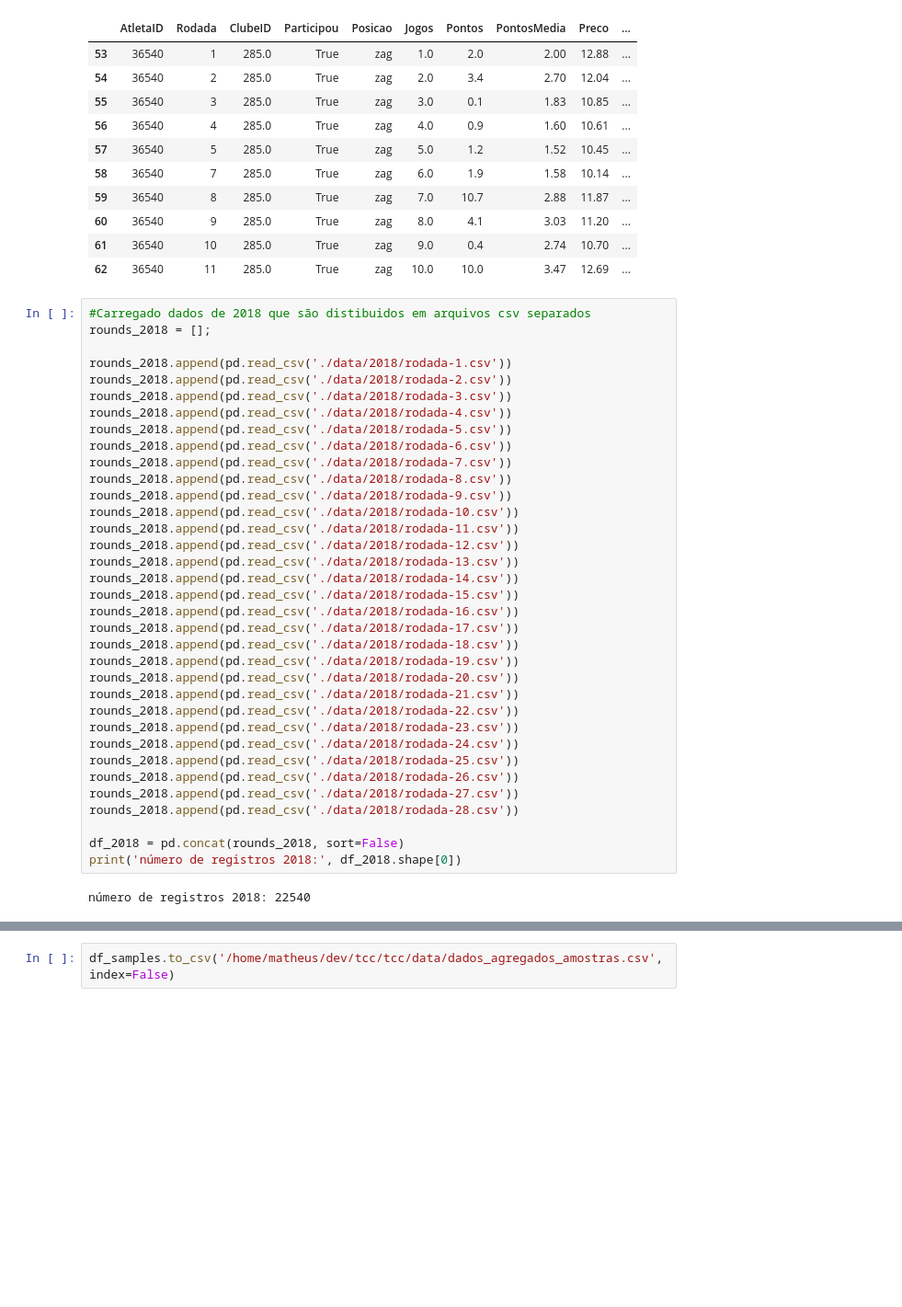
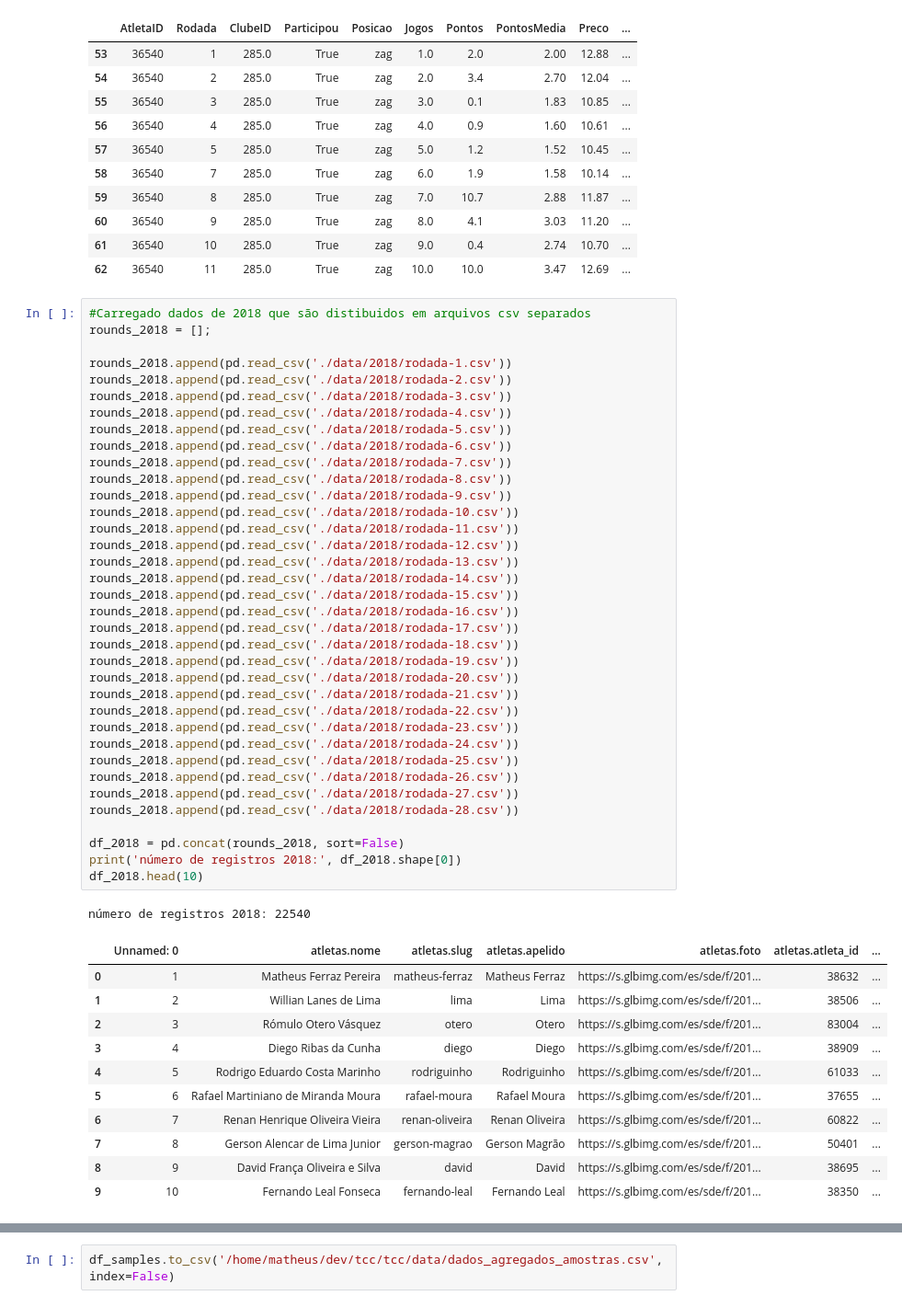
Before and after one commit to MCGambarin/tcc, a Jupyter notebook: tcc.ipynb, the cells around one changed output, grey strips where cells are left out. Shown: that part at 92% size. Saved outputs shown, nothing was run; the diff lists cells and outputs as text; blank space fills up the shorter version.

```diff
--- a/tcc.ipynb
+++ b/tcc.ipynb
@@ -105,30 +105,42 @@ rounds_2018.append(pd.read_csv('./data/2018/rodada-3.csv'))
 rounds_2018.append(pd.read_csv('./data/2018/rodada-4.csv'))
 rounds_2018.append(pd.read_csv('./data/2018/rodada-5.csv'))
 rounds_2018.append(pd.read_csv('./data/2018/rodada-6.csv'))
 rounds_2018.append(pd.read_csv('./data/2018/rodada-7.csv'))
 rounds_2018.append(pd.read_csv('./data/2018/rodada-8.csv'))
 rounds_2018.append(pd.read_csv('./data/2018/rodada-9.csv'))
 rounds_2018.append(pd.read_csv('./data/2018/rodada-10.csv'))
 rounds_2018.append(pd.read_csv('./data/2018/rodada-11.csv'))
 rounds_2018.append(pd.read_csv('./data/2018/rodada-12.csv'))
 rounds_2018.append(pd.read_csv('./data/2018/rodada-13.csv'))
 rounds_2018.append(pd.read_csv('./data/2018/rodada-14.csv'))
 rounds_2018.append(pd.read_csv('./data/2018/rodada-15.csv'))
 rounds_2018.append(pd.read_csv('./data/2018/rodada-16.csv'))
 rounds_2018.append(pd.read_csv('./data/2018/rodada-17.csv'))
 rounds_2018.append(pd.read_csv('./data/2018/rodada-18.csv'))
 rounds_2018.append(pd.read_csv('./data/2018/rodada-19.csv'))
 rounds_2018.append(pd.read_csv('./data/2018/rodada-20.csv'))
 rounds_2018.append(pd.read_csv('./data/2018/rodada-21.csv'))
 rounds_2018.append(pd.read_csv('./data/2018/rodada-22.csv'))
 rounds_2018.append(pd.read_csv('./data/2018/rodada-23.csv'))
 rounds_2018.append(pd.read_csv('./data/2018/rodada-24.csv'))
 rounds_2018.append(pd.read_csv('./data/2018/rodada-25.csv'))
 rounds_2018.append(pd.read_csv('./data/2018/rodada-26.csv'))
 rounds_2018.append(pd.read_csv('./data/2018/rodada-27.csv'))
 rounds_2018.append(pd.read_csv('./data/2018/rodada-28.csv'))
 
 df_2018 = pd.concat(rounds_2018, sort=False)
 print('número de registros 2018:', df_2018.shape[0])
+df_2018.head(10)
 # %% [output]
 número de registros 2018: 22540
+|  | Unnamed: 0 | atletas.nome | atletas.slug | atletas.apelido | atletas.foto | atletas.atleta_id | ... |
+| 0 | 1 | Matheus Ferraz Pereira | matheus-ferraz | Matheus Ferraz | https://s.glbimg.com/es/sde/f/201... | 38632 | ... |
+| 1 | 2 | Willian Lanes de Lima | lima | Lima | https://s.glbimg.com/es/sde/f/201... | 38506 | ... |
+| 2 | 3 | Rómulo Otero Vásquez | otero | Otero | https://s.glbimg.com/es/sde/f/201... | 83004 | ... |
+| 3 | 4 | Diego Ribas da Cunha | diego | Diego | https://s.glbimg.com/es/sde/f/201... | 38909 | ... |
+| 4 | 5 | Rodrigo Eduardo Costa Marinho | rodriguinho | Rodriguinho | https://s.glbimg.com/es/sde/f/201... | 61033 | ... |
+| 5 | 6 | Rafael Martiniano de Miranda Moura | rafael-moura | Rafael Moura | https://s.glbimg.com/es/sde/f/201... | 37655 | ... |
+| 6 | 7 | Renan Henrique Oliveira Vieira | renan-oliveira | Renan Oliveira | https://s.glbimg.com/es/sde/f/201... | 60822 | ... |
+| 7 | 8 | Gerson Alencar de Lima Junior | gerson-magrao | Gerson Magrão | https://s.glbimg.com/es/sde/f/201... | 50401 | ... |
+| 8 | 9 | David França Oliveira e Silva | david | David | https://s.glbimg.com/es/sde/f/201... | 38695 | ... |
+| 9 | 10 | Fernando Leal Fonseca | fernando-leal | Fernando Leal | https://s.glbimg.com/es/sde/f/201... | 38350 | ... |
```
Also changed, not shown: parts of 20 cells of this notebook, 7 other files.
